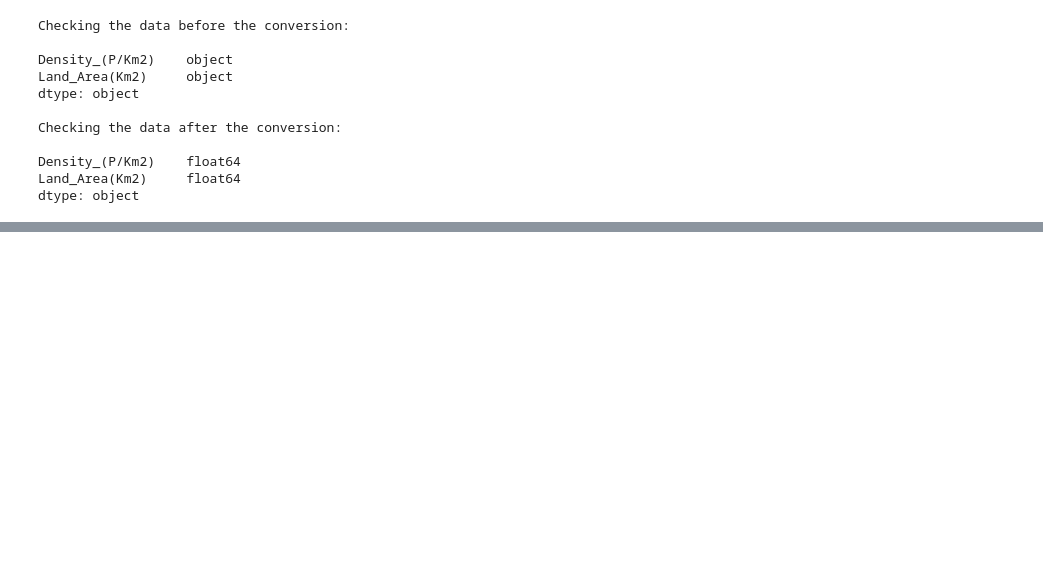
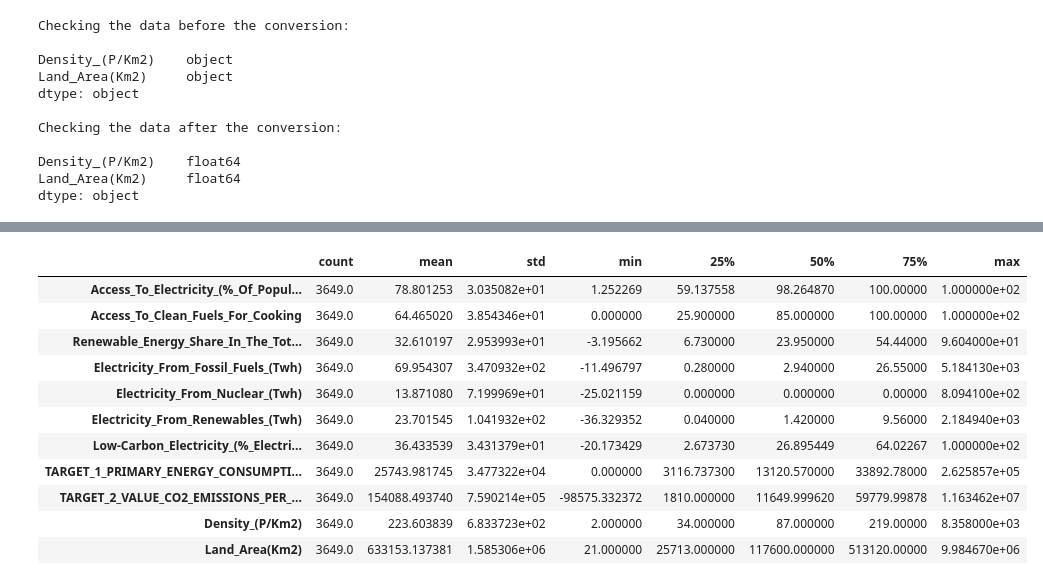
Before and after one commit to AlbertoGhub/MACHINE-LEARNING-AND-DATA-SCIENCE-PROJECTS, a Jupyter notebook: Machine Learning on Cloud/ML_Assignment.ipynb, the cells around one changed output, grey strips where cells are left out. Drawn from its saved outputs; the diff is of its cells as text; code cells hidden in the pictures; blank space fills up the shorter version.

```diff
--- a/Machine Learning on Cloud/ML_Assignment.ipynb
+++ b/Machine Learning on Cloud/ML_Assignment.ipynb
@@ -308,3 +346,19 @@ filter_df.head(10)
 | 2007-01-01 | Afghanistan | 36.051010 | 15.30 | 28.78 | 0.20 | ... |
 | 2008-01-01 | Afghanistan | 42.400000 | 16.70 | 21.17 | 0.19 | ... |
 | 2009-01-01 | Afghanistan | 46.740050 | 18.40 | 16.53 | 0.16 | ... |
+# %%
+# CHECKING THE DATA STATISTIC OF THE DATA: (This goes after we remove the NaN values)
+filter_df.describe().transpose()
+# %% [output]
+|  | count | mean | std | min | 25% | 50% | 75% | max |
+| Access_To_Electricity_(%_Of_Popul... | 3649.0 | 78.801253 | 3.035082e+01 | 1.252269 | 59.137558 | 98.264870 | 100.00000 | 1.000000e+02 |
+| Access_To_Clean_Fuels_For_Cooking | 3649.0 | 64.465020 | 3.854346e+01 | 0.000000 | 25.900000 | 85.000000 | 100.00000 | 1.000000e+02 |
+| Renewable_Energy_Share_In_The_Tot... | 3649.0 | 32.610197 | 2.953993e+01 | -3.195662 | 6.730000 | 23.950000 | 54.44000 | 9.604000e+01 |
+| Electricity_From_Fossil_Fuels_(Twh) | 3649.0 | 69.954307 | 3.470932e+02 | -11.496797 | 0.280000 | 2.940000 | 26.55000 | 5.184130e+03 |
+| Electricity_From_Nuclear_(Twh) | 3649.0 | 13.871080 | 7.199969e+01 | -25.021159 | 0.000000 | 0.000000 | 0.00000 | 8.094100e+02 |
+| Electricity_From_Renewables_(Twh) | 3649.0 | 23.701545 | 1.041932e+02 | -36.329352 | 0.040000 | 1.420000 | 9.56000 | 2.184940e+03 |
+| Low-Carbon_Electricity_(%_Electri... | 3649.0 | 36.433539 | 3.431379e+01 | -20.173429 | 2.673730 | 26.895449 | 64.02267 | 1.000000e+02 |
+| TARGET_1_PRIMARY_ENERGY_CONSUMPTI... | 3649.0 | 25743.981745 | 3.477322e+04 | 0.000000 | 3116.737300 | 13120.570000 | 33892.78000 | 2.625857e+05 |
+| TARGET_2_VALUE_CO2_EMISSIONS_PER_... | 3649.0 | 154088.493740 | 7.590214e+05 | -98575.332372 | 1810.000000 | 11649.999620 | 59779.99878 | 1.163462e+07 |
+| Density_(P/Km2) | 3649.0 | 223.603839 | 6.833723e+02 | 2.000000 | 34.000000 | 87.000000 | 219.00000 | 8.358000e+03 |
+| Land_Area(Km2) | 3649.0 | 633153.137381 | 1.585306e+06 | 21.000000 | 25713.000000 | 117600.000000 | 513120.00000 | 9.984670e+06 |
```
Also changed, not shown: parts of 8 cells of this notebook, 1 other file.
